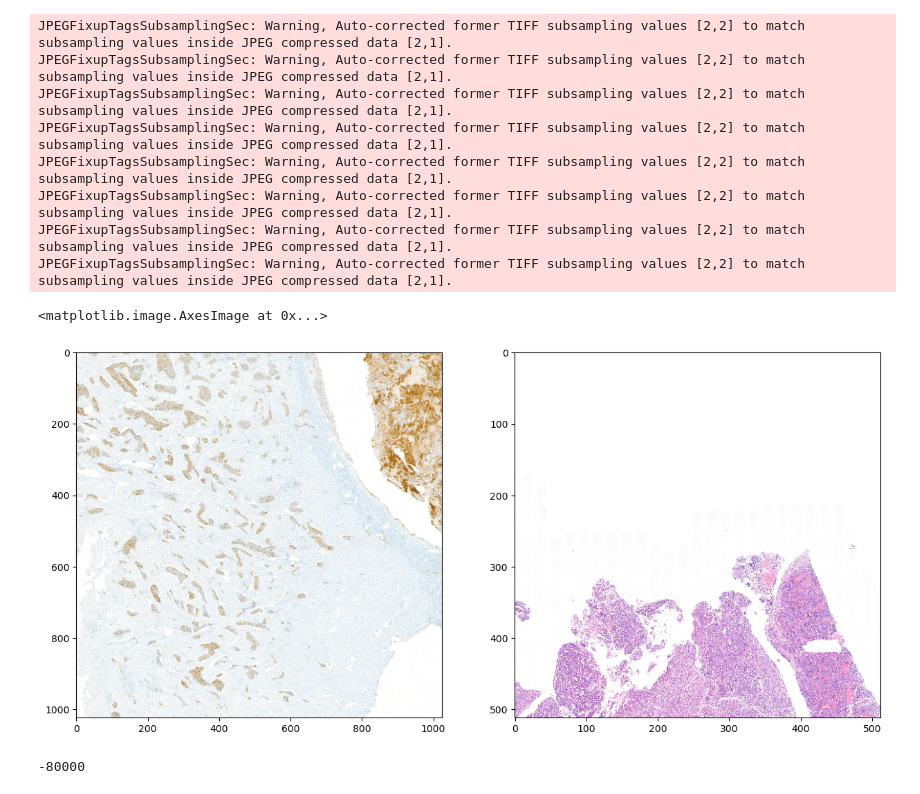
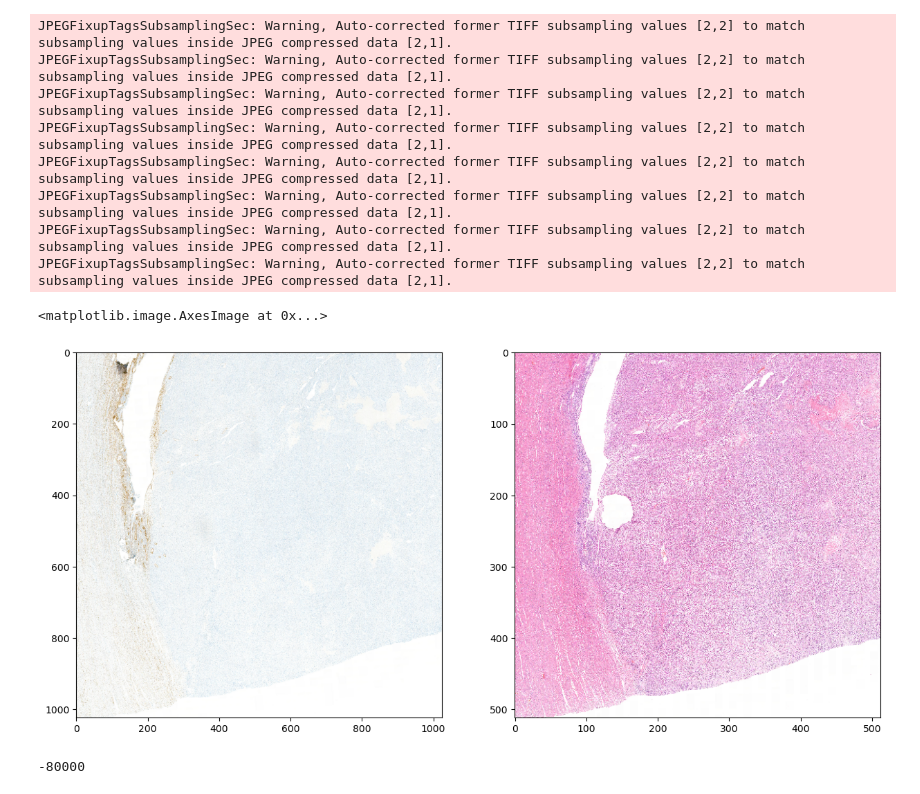
Before and after one commit to Leeyoungsup/virtual_stain, a Jupyter notebook: Transformations_patch.ipynb, the cells around one changed output. Drawn from its saved outputs; the diff is of its cells as text; code cells hidden in the pictures.

```diff
--- a/Transformations_patch.ipynb
+++ b/Transformations_patch.ipynb
@@ -51,7 +51,7 @@ def rotate(xy, angle):
     return x1, y1
 # %%
 image_size=512
-i=17
+i=13
 fileName=Transfer_df.loc[i]['slide']
 stain=Transfer_df.loc[i]['stain']
 x=Transfer_df.loc[i]['x']*100
@@ -69,34 +69,34 @@ h=100000
 he_slide_block = scene.read_block((x1, y1, w, h),size=(image_size, image_size))
 scene = stain_slide.get_scene(0)
 svsWidth = scene.rect[2]
 svsHeight = scene.rect[3]
 rectangle_coordinates = np.array([[x1,y1], [x1+w, y1], [x1, y1+h], [x1+w, y1+h]])
 result = rotate_and_translate_coordinates(rectangle_coordinates, angle, -x, -y, svsWidth, svsHeight)
 stain_slide_block = scene.read_block((int(result[:,0].min()), int(result[:,1].min()), int(result[:,0].max())-int(result[:,0].min()), int(result[:,1].max())-int(result[:,1].min())),size=(image_size*2, image_size*2))
 (cX, cY) = (image_size, image_size)
 M = cv2.getRotationMatrix2D((cX, cY), angle, 1.0)
 # stain_slide_block = cv2.warpAffine(stain_slide_block, M, (image_size*2, image_size*2))
 mesh_x = np.linspace(0, image_size*2-1, image_size*2,dtype=np.int32)
 mesh_y = np.linspace(0, image_size*2-1,  image_size*2,dtype=np.int32)
 mesh_xy = np.meshgrid(mesh_x, mesh_y)
 mesh_xy = rotate(mesh_xy, angle)
 
 plt.figure(figsize=(15,30))
 plt.subplot(1,2,1)
 plt.imshow(stain_slide_block[mesh_xy[1],mesh_xy[0]])
 plt.subplot(1,2,2)
 plt.imshow(he_slide_block)
 # %% [output]
 JPEGFixupTagsSubsamplingSec: Warning, Auto-corrected former TIFF subsampling values [2,2] to match subsampling values inside JPEG compressed data [2,1].
 JPEGFixupTagsSubsamplingSec: Warning, Auto-corrected former TIFF subsampling values [2,2] to match subsampling values inside JPEG compressed data [2,1].
 JPEGFixupTagsSubsamplingSec: Warning, Auto-corrected former TIFF subsampling values [2,2] to match subsampling values inside JPEG compressed data [2,1].
 JPEGFixupTagsSubsamplingSec: Warning, Auto-corrected former TIFF subsampling values [2,2] to match subsampling values inside JPEG compressed data [2,1].
 JPEGFixupTagsSubsamplingSec: Warning, Auto-corrected former TIFF subsampling values [2,2] to match subsampling values inside JPEG compressed data [2,1].
 JPEGFixupTagsSubsamplingSec: Warning, Auto-corrected former TIFF subsampling values [2,2] to match subsampling values inside JPEG compressed data [2,1].
 JPEGFixupTagsSubsamplingSec: Warning, Auto-corrected former TIFF subsampling values [2,2] to match subsampling values inside JPEG compressed data [2,1].
 JPEGFixupTagsSubsamplingSec: Warning, Auto-corrected former TIFF subsampling values [2,2] to match subsampling values inside JPEG compressed data [2,1].
 <matplotlib.image.AxesImage at 0x...>
-[figure, old version]
+[figure, new version]
 # %%
 #An image of (1024,1024) exists and a function to obtain the coordinates of a rotated square due to the angle variable inscribed inside the image.
 # %% [output]
```
